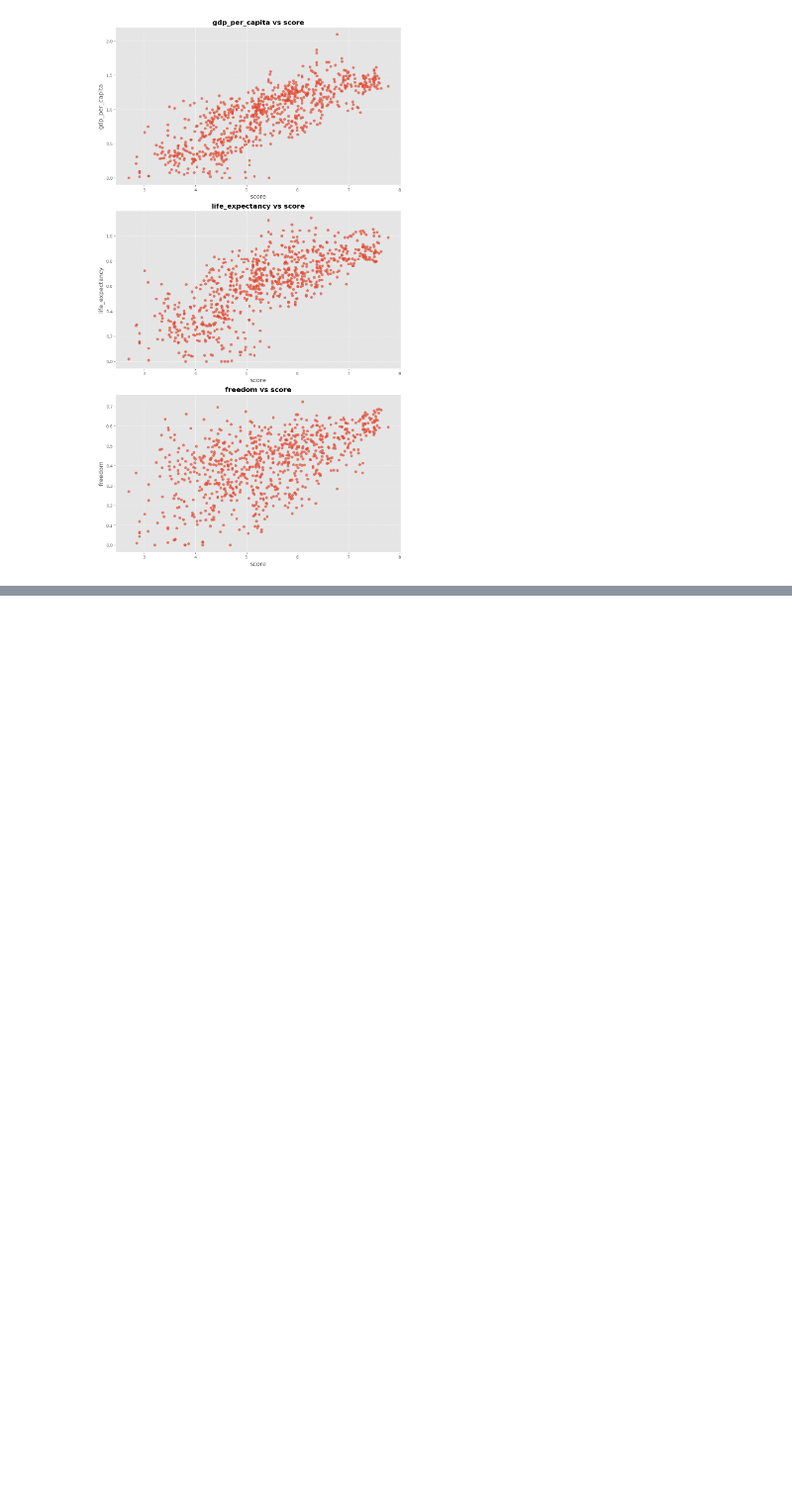
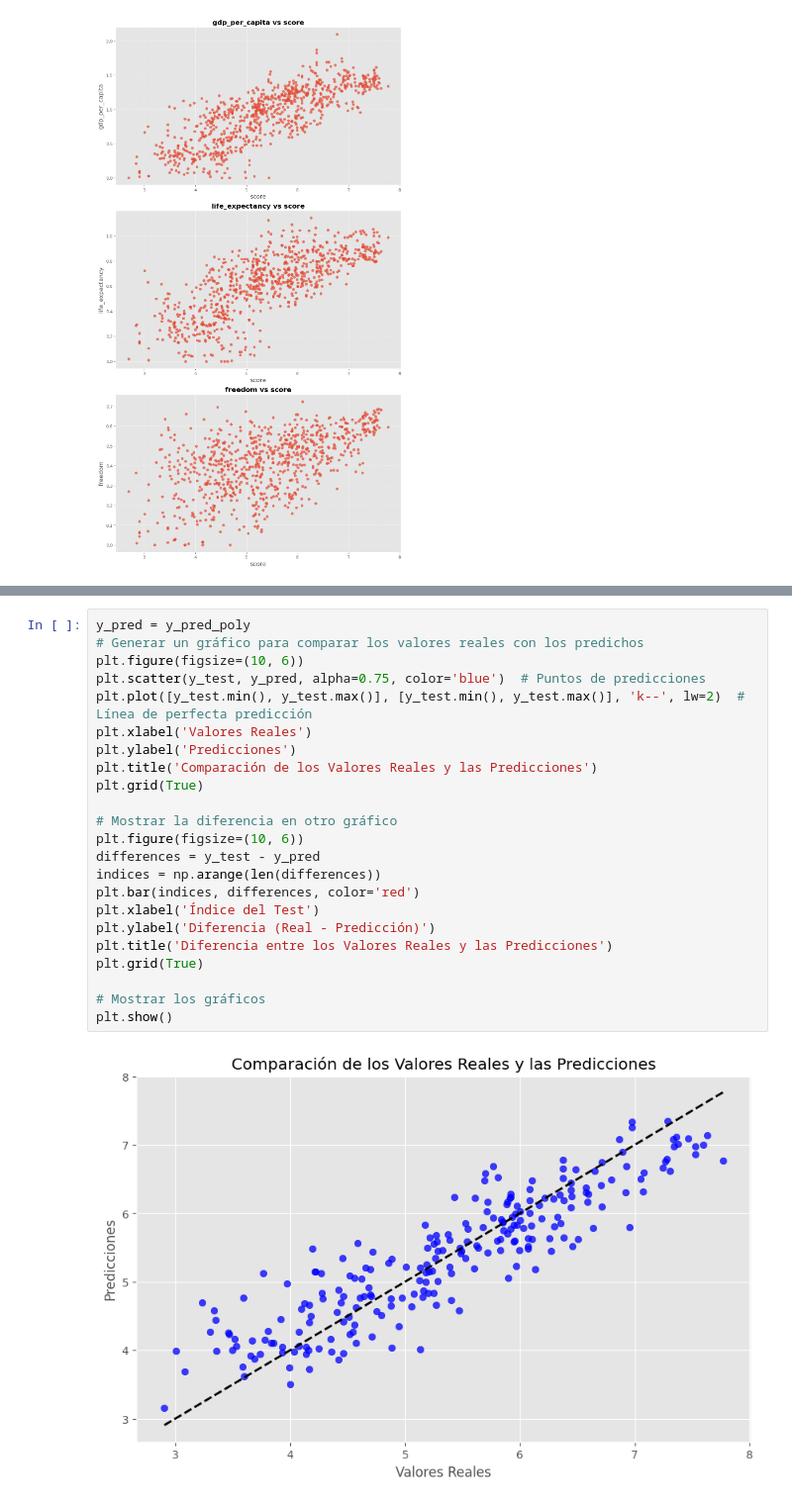
Before and after one commit to caesar-dat-com/ETL_Workshop_03, a Jupyter notebook: NOTEBOOKS/Happiness_Score_Prediction_Workshop.ipynb, the cells around one changed output, grey strips where cells are left out. Shown at 99% size. Saved outputs shown, nothing was run; the diff lists cells and outputs as text; blank space fills up the shorter version.

```diff
--- a/NOTEBOOKS/Happiness_Score_Prediction_Workshop.ipynb
+++ b/NOTEBOOKS/Happiness_Score_Prediction_Workshop.ipynb
@@ -567,0 +673,25 @@ Index(['country', 'dystopia_residual', 'family', 'freedom', 'gdp_per_capita',
+# %%
+y_pred = y_pred_poly
+# Generar un gráfico para comparar los valores reales con los predichos
+plt.figure(figsize=(10, 6))
+plt.scatter(y_test, y_pred, alpha=0.75, color='blue')  # Puntos de predicciones
+plt.plot([y_test.min(), y_test.max()], [y_test.min(), y_test.max()], 'k--', lw=2)  # Línea de perfecta predicción
+plt.xlabel('Valores Reales')
+plt.ylabel('Predicciones')
+plt.title('Comparación de los Valores Reales y las Predicciones')
+plt.grid(True)
+
+# Mostrar la diferencia en otro gráfico
+plt.figure(figsize=(10, 6))
+differences = y_test - y_pred
+indices = np.arange(len(differences))
+plt.bar(indices, differences, color='red')
+plt.xlabel('Índice del Test')
+plt.ylabel('Diferencia (Real - Predicción)')
+plt.title('Diferencia entre los Valores Reales y las Predicciones')
+plt.grid(True)
+
+# Mostrar los gráficos
+plt.show()
+# %% [output]
+[figure, added]
```
Also changed, not shown: parts of 20 cells of this notebook, 3 other files.
